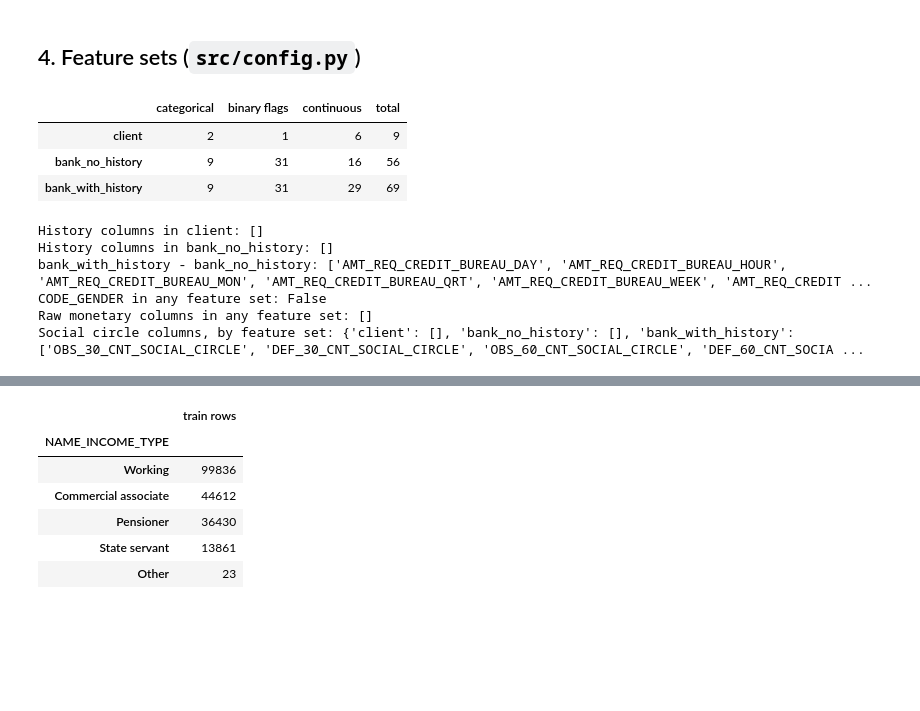
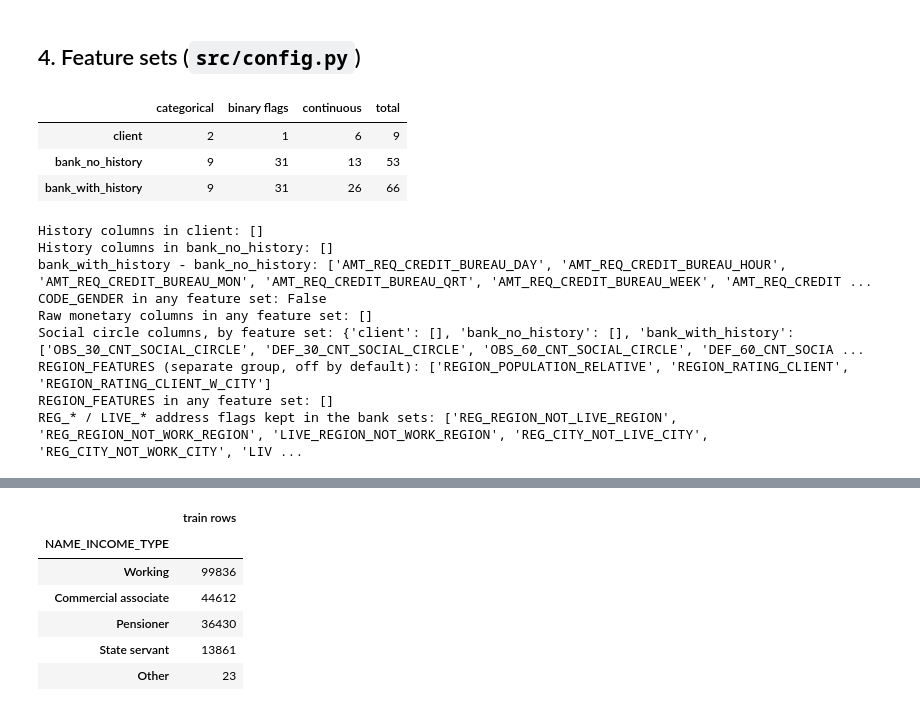
Before and after one commit to racha-cbn/Noria, a Jupyter notebook: notebooks/02_preparation.ipynb, the cells around one changed output, grey strips where cells are left out. Drawn from its saved outputs; the diff is of its cells as text; code cells hidden in the pictures; blank space fills up the shorter version.

```diff
--- a/notebooks/02_preparation.ipynb
+++ b/notebooks/02_preparation.ipynb
@@ -183,36 +183,45 @@ All prepared rows assigned exactly once: True
 # %%
 counts = pd.DataFrame({
     name: dict(zip(["categorical", "binary flags", "continuous"],
                    map(len, preprocessing.split_column_types(train, feats))), total=len(feats))
     for name, feats in config.FEATURE_SETS.items()
 }).T
 display(counts)
 
 history = set(config.HISTORY_FEATURES)
 for name, feats in config.FEATURE_SETS.items():
     assert set(feats) <= set(train.columns), f"{name}: unknown column"
     assert config.FAIRNESS_COL not in feats, f"{name}: gender must not be a feature"
 print("History columns in client:", sorted(history & set(config.CLIENT_FEATURES)))
 print("History columns in bank_no_history:", sorted(history & set(config.BANK_NO_HISTORY_FEATURES)))
 print("bank_with_history - bank_no_history:",
       sorted(set(config.BANK_WITH_HISTORY_FEATURES) - set(config.BANK_NO_HISTORY_FEATURES)))
 print("CODE_GENDER in any feature set:", any(config.FAIRNESS_COL in f for f in config.FEATURE_SETS.values()))
 print("Raw monetary columns in any feature set:",
       sorted(set(config.MONETARY_COLUMNS) & set().union(*config.FEATURE_SETS.values())))
 print("Social circle columns, by feature set:",
       {name: [c for c in feats if "SOCIAL_CIRCLE" in c] for name, feats in config.FEATURE_SETS.items()})
 assert not set(config.MONETARY_COLUMNS) & set().union(*config.FEATURE_SETS.values())
+print("REGION_FEATURES (separate group, off by default):", config.REGION_FEATURES)
+print("REGION_FEATURES in any feature set:",
+      sorted(set(config.REGION_FEATURES) & set().union(*config.FEATURE_SETS.values())))
+print("REG_* / LIVE_* address flags kept in the bank sets:",
+      [c for c in config.BANK_NO_HISTORY_FEATURES if c.startswith(("REG_", "LIVE_"))])
+assert not set(config.REGION_FEATURES) & set().union(*config.FEATURE_SETS.values())
 # %% [output]
 |  | categorical | binary flags | continuous | total |
 | client | 2 | 1 | 6 | 9 |
-| bank_no_history | 9 | 31 | 16 | 56 |
-| bank_with_history | 9 | 31 | 29 | 69 |
+| bank_no_history | 9 | 31 | 13 | 53 |
+| bank_with_history | 9 | 31 | 26 | 66 |
 History columns in client: []
 History columns in bank_no_history: []
 bank_with_history - bank_no_history: ['AMT_REQ_CREDIT_BUREAU_DAY', 'AMT_REQ_CREDIT_BUREAU_HOUR', 'AMT_REQ_CREDIT_BUREAU_MON', 'AMT_REQ_CREDIT_BUREAU_QRT', 'AMT_REQ_CREDIT_BUREAU_WEEK', 'AMT_REQ_CREDIT ...
 CODE_GENDER in any feature set: False
 Raw monetary columns in any feature set: []
 Social circle columns, by feature set: {'client': [], 'bank_no_history': [], 'bank_with_history': ['OBS_30_CNT_SOCIAL_CIRCLE', 'DEF_30_CNT_SOCIAL_CIRCLE', 'OBS_60_CNT_SOCIAL_CIRCLE', 'DEF_60_CNT_SOCIA ...
+REGION_FEATURES (separate group, off by default): ['REGION_POPULATION_RELATIVE', 'REGION_RATING_CLIENT', 'REGION_RATING_CLIENT_W_CITY']
+REGION_FEATURES in any feature set: []
+REG_* / LIVE_* address flags kept in the bank sets: ['REG_REGION_NOT_LIVE_REGION', 'REG_REGION_NOT_WORK_REGION', 'LIVE_REGION_NOT_WORK_REGION', 'REG_CITY_NOT_LIVE_CITY', 'REG_CITY_NOT_WORK_CITY', 'LIV ...
 # %%
 print("Client features and how each one is computed from the public form:")
 display(pd.Series(config.CLIENT_FORM_FORMULAS, name="from the form").to_frame())
```
Also changed, not shown: parts of 3 cells of this notebook, 2 other files.
